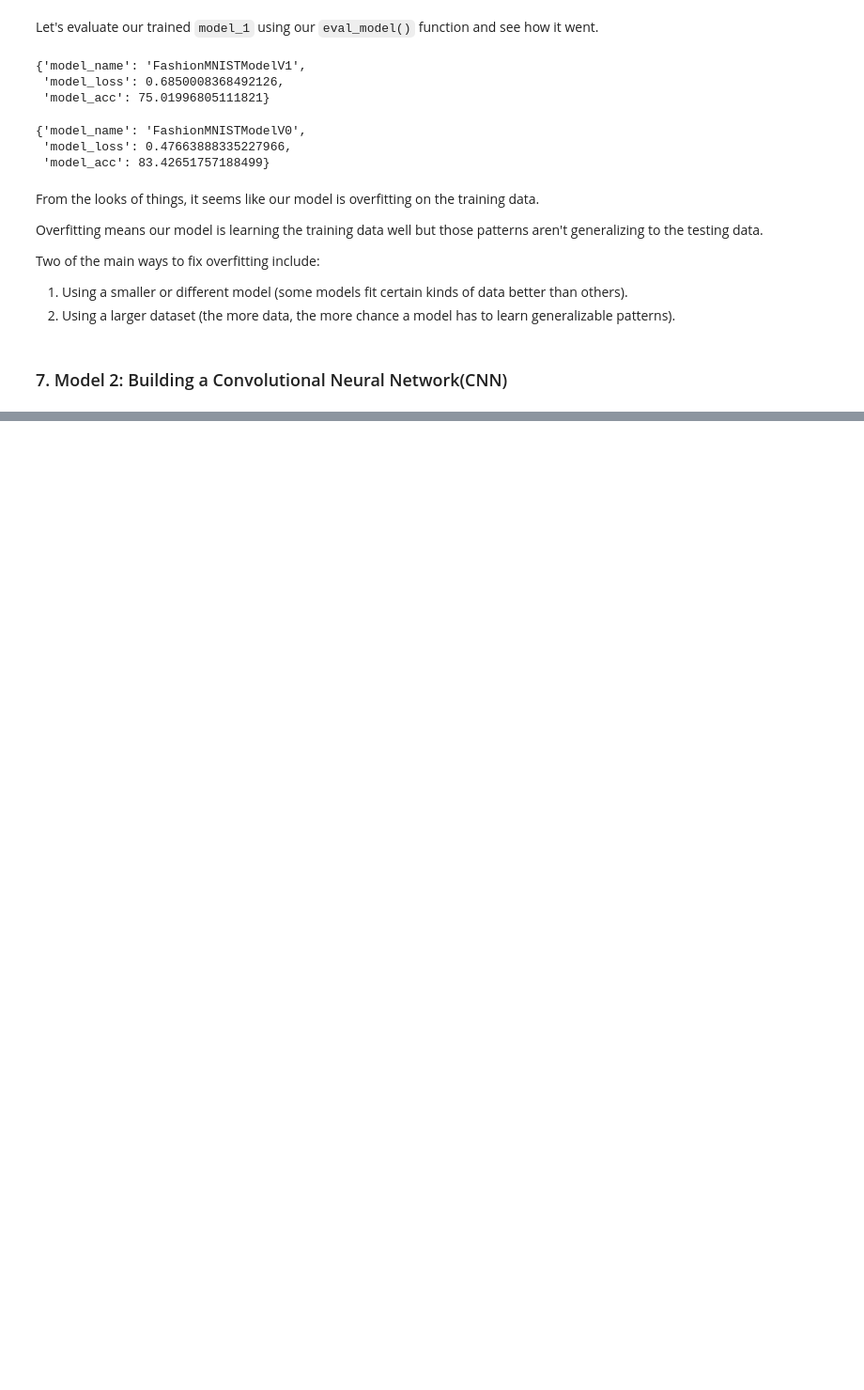
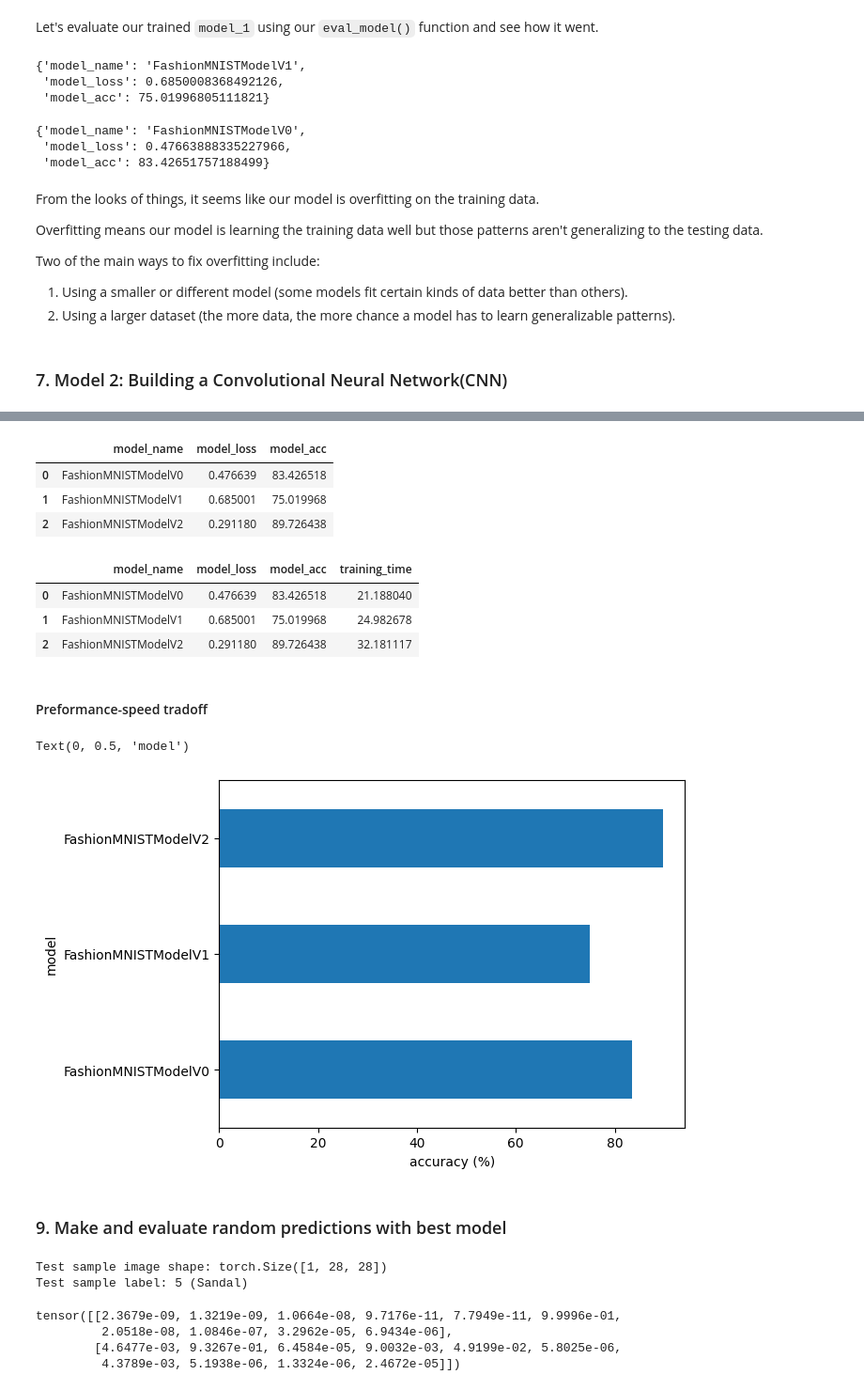
Before and after one commit to Liangsx2020/PyTorch-Learn--Zero-to-Master-, a Jupyter notebook: 03_PyTorch_Computer_Vision/learn.ipynb, the cells around one changed output, grey strips where cells are left out. Shown at 94% size. Drawn from its saved outputs; the diff is of its cells as text; code cells hidden in the pictures; blank space fills up the shorter version.

```diff
--- a/03_PyTorch_Computer_Vision/learn.ipynb
+++ b/03_PyTorch_Computer_Vision/learn.ipynb
@@ -675,0 +859,4 @@ Two of the main ways to fix overfitting include:
+# %%
+# Setup loss and optimizer
+loss_fn = nn.CrossEntropyLoss()
+optimizer = torch.optim.SGD(model_2.parameters(), lr=0.1)
@@ -675,0 +912,9 @@ Two of the main ways to fix overfitting include:
+# %%
+# Get model_2 results
+model_2_results = eval_model(
+    model=model_2,
+    data_loader=test_dataloader,
+    loss_fn=loss_fn,
+    accuracy_fn=accuracy_fn
+)
+model_2_results
@@ -675,0 +928,32 @@ Two of the main ways to fix overfitting include:
+# %%
+import pandas as pd
+compare_results = pd.DataFrame([model_0_results, model_1_results, model_2_results])
+compare_results
+# %% [output]
+|  | model_name | model_loss | model_acc |
+| 0 | FashionMNISTModelV0 | 0.476639 | 83.426518 |
+| 1 | FashionMNISTModelV1 | 0.685001 | 75.019968 |
+| 2 | FashionMNISTModelV2 | 0.291180 | 89.726438 |
+# %%
+# Add training times to results comparison
+compare_results["training_time"] = [total_train_time_model_0,
+                                    total_train_time_model_1,
+                                    total_train_time_model_2]
+compare_results
+# %% [output]
+|  | model_name | model_loss | model_acc | training_time |
+| 0 | FashionMNISTModelV0 | 0.476639 | 83.426518 | 21.188040 |
+| 1 | FashionMNISTModelV1 | 0.685001 | 75.019968 | 24.982678 |
+| 2 | FashionMNISTModelV2 | 0.291180 | 89.726438 | 32.181117 |
+# %% [markdown]
+#### Preformance-speed tradoff
+# %%
+# visualize our model results
+compare_results.set_index("model_name")["model_acc"].plot(kind="barh")
+plt.xlabel("accuracy (%)")
+plt.ylabel("model")
+# %% [output]
+Text(0, 0.5, 'model')
+[figure, added]
+# %% [markdown]
+### 9. Make and evaluate random predictions with best model
@@ -675,0 +978,25 @@ Two of the main ways to fix overfitting include:
+# %%
+import random
+random.seed(42)
+test_samples = []
+test_labels = []
+for sample, label in random.sample(list(test_data), k=9):
+    test_samples.append(sample)
+    test_labels.append(label)
+
+# View the first test sample shape and label
+print(f"Test sample image shape: {test_samples[0].shape}\nTest sample label: {test_labels[0]} ({classes_names[test_labels[0]]})")
+# %% [output]
+Test sample image shape: torch.Size([1, 28, 28])
+Test sample label: 5 (Sandal)
+# %%
+# Make predictions on test sample with model_2
+pred_probs = make_predictions(model=model_2,
+                              data=test_samples)
+
+pred_probs[:2]
+# %% [output]
+tensor([[2.3679e-09, 1.3219e-09, 1.0664e-08, 9.7176e-11, 7.7949e-11, 9.9996e-01,
+         2.0518e-08, 1.0846e-07, 3.2962e-05, 6.9434e-06],
+        [4.6477e-03, 9.3267e-01, 6.4584e-05, 9.0032e-03, 4.9199e-02, 5.8025e-06,
+         4.3789e-03, 5.1938e-06, 1.3324e-06, 2.4672e-05]])
```
Also changed, not shown: parts of 36 cells of this notebook.
